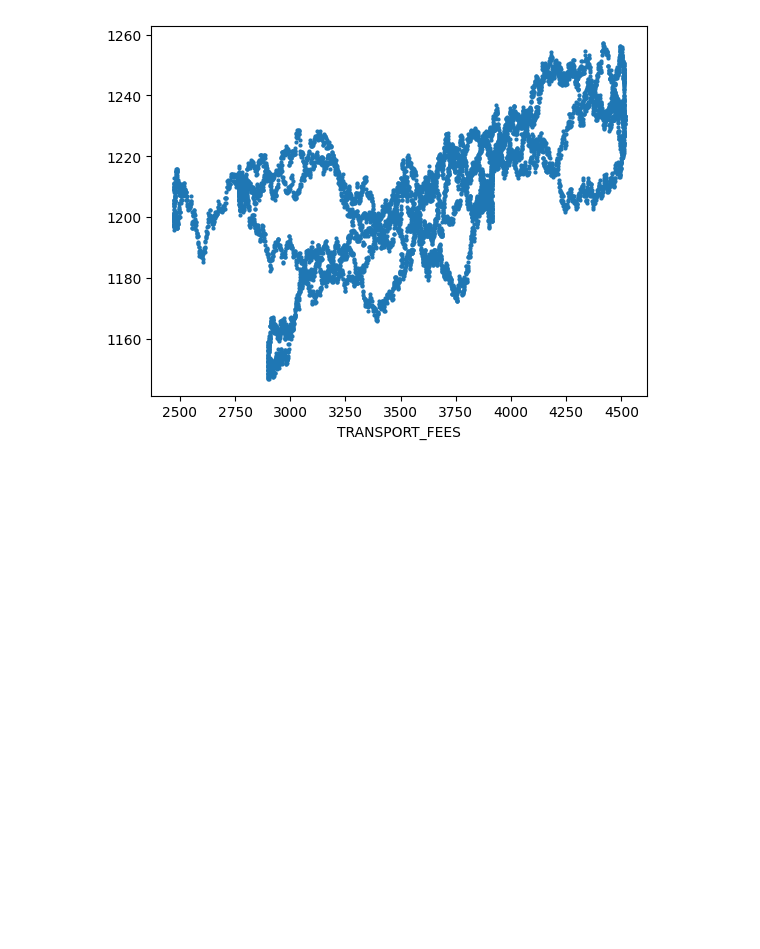
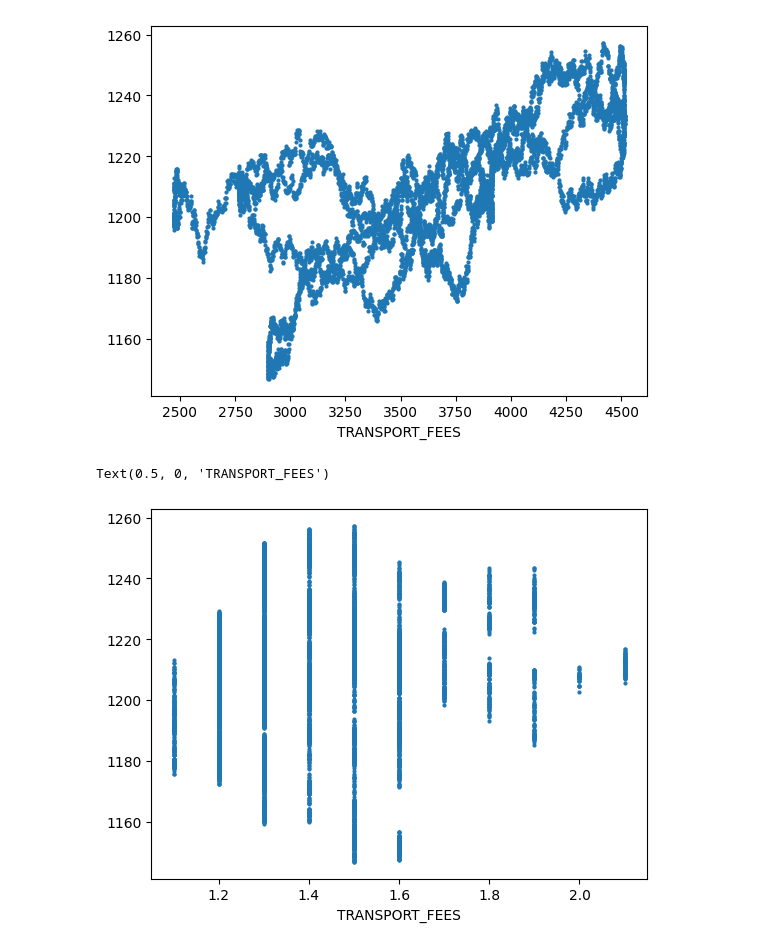
Before and after one commit to VincentG03/IMC-Poverty, a Jupyter notebook: Ziheng/arb.ipynb, the cells around one changed output. Drawn from its saved outputs; the diff is of its cells as text; code cells hidden in the pictures; blank space fills up the shorter version.

```diff
--- a/Ziheng/arb.ipynb
+++ b/Ziheng/arb.ipynb
@@ -173,3 +173,9 @@ Text(0.5, 0, 'TRANSPORT_FEES')
 [figure]
 # %%
 model.pvalues
+# %%
+plt.scatter(df['TRANSPORT_FEES'], df['ORCHIDS'], s =4)
+plt.xlabel('TRANSPORT_FEES')
+# %% [output]
+Text(0.5, 0, 'TRANSPORT_FEES')
+[figure, added]
```
Also changed, not shown: 6 other files.
